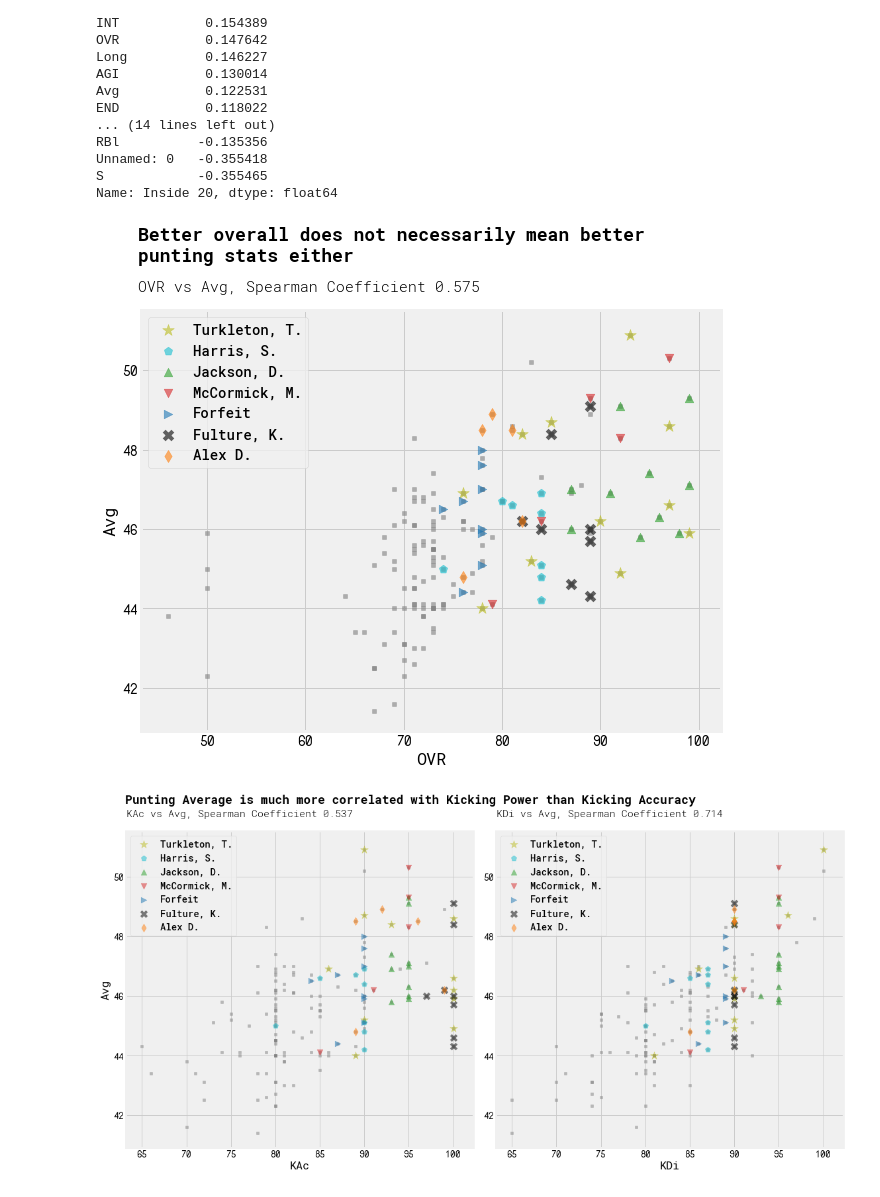
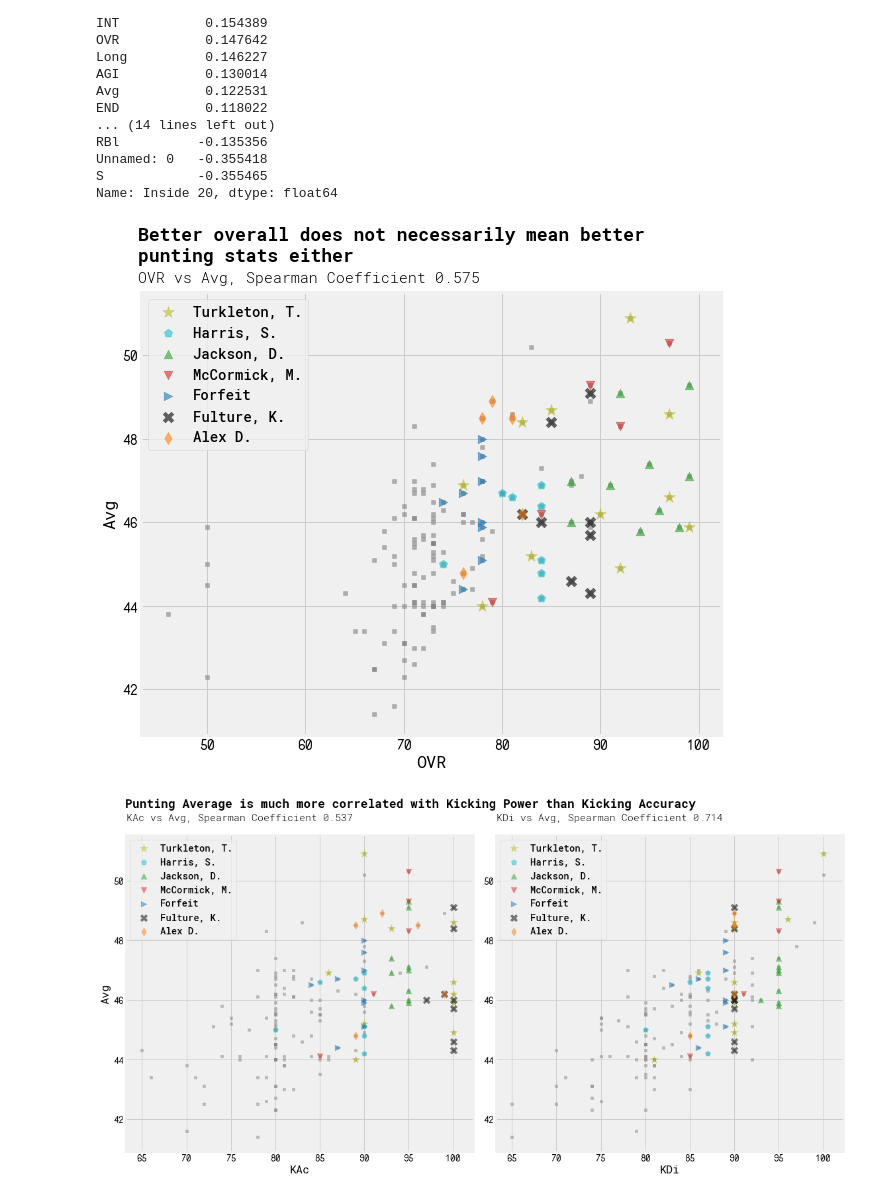
Before and after one commit to infinitempg/kicker-correlations, a Jupyter notebook: analysis.ipynb, the cells around one changed output. Saved outputs shown, nothing was run; the diff lists cells and outputs as text; code cells hidden in the pictures.

```diff
--- a/analysis.ipynb
+++ b/analysis.ipynb
@@ -325,30 +359,30 @@ pneoDF = puntDF2.loc[puntDF2.Player == 'Donaldson, N.']
 # %%
 x = 'OVR'
 y = 'Avg'
 alph = 0.6
 fig = plt.figure(figsize=(9,8),facecolor='w')
 plt.rcParams['font.family'] = 'Roboto Mono'
 plt.rcParams['font.weight'] = 'medium'
 plt.xticks(fontname = 'NovaMono',weight='medium')
 plt.yticks(fontname = 'NovaMono',weight='medium')
 plt.scatter(puntDF2[x],puntDF2[y],marker=',',c='gray',s=10,alpha=alph)
 plt.scatter(pturkDF[x],pturkDF[y],label='Turkleton, T.',s=150,c='tab:olive',marker='*',alpha=alph)
 plt.scatter(pharrisDF[x],pharrisDF[y],label='Harris, S.',s=75,c='tab:cyan',marker='p',alpha=alph)
 plt.scatter(pdeanDF[x],pdeanDF[y],label='Jackson, D.',s=75,c='tab:green',marker='^',alpha=alph)
 plt.scatter(pmicycleDF[x],pmicycleDF[y],label='McCormick, M.',s=75,c='tab:red',marker='v',alpha=alph)
 plt.scatter(pfDF[x],pfDF[y],label='Forfeit',s=75,c='tab:blue',marker='>',alpha=alph)
 plt.scatter(pfultureDF[x],pfultureDF[y],label='Fulture, K.',s=75,c='k',marker='x',alpha=alph)
 plt.scatter(palexDF[x],palexDF[y],label='Alex D.',s=75,c='tab:orange',marker='d',alpha=alph)
-plt.text(43,52.75,'Better overall does not necessarily mean better \npunting stats either',weight='bold',size=18)
-plt.text(43,52,'%s vs %s, Spearman Coefficient %.3f'%(x,y,corrPuntDF.loc[y][x]),size=15,weight='light')
+plt.text(43,52.25,'Better overall does not necessarily mean better \npunting stats either',weight='bold',size=18)
+plt.text(43,51.75,'%s vs %s, Spearman Coefficient %.3f'%(x,y,corrPuntDF.loc[y][x]),size=15,weight='light')
 plt.xlabel(x)
 plt.ylabel(y)
 plt.legend()
 plt.tight_layout()
 plt.savefig('images/Punt-%s-%s.png'%(x,y),facecolor=fig.get_facecolor())
 plt.show()
 # %% [output]
-[figure, old version]
+[figure, new version]
 # %%
 statPlt = plt.figure(figsize=(16,8),facecolor='w')
 y = 'Avg'
```
Also changed, not shown: parts of 16 cells of this notebook, 3 other files.
